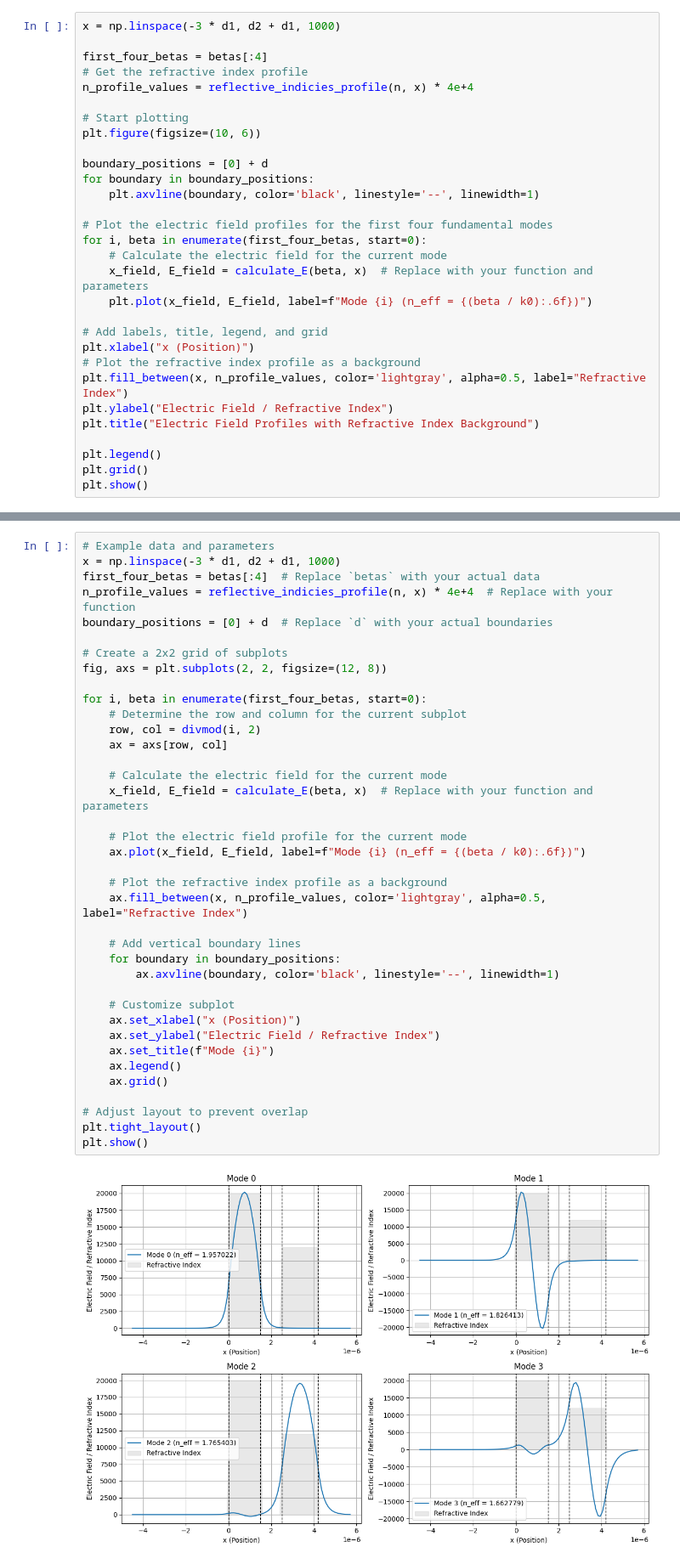
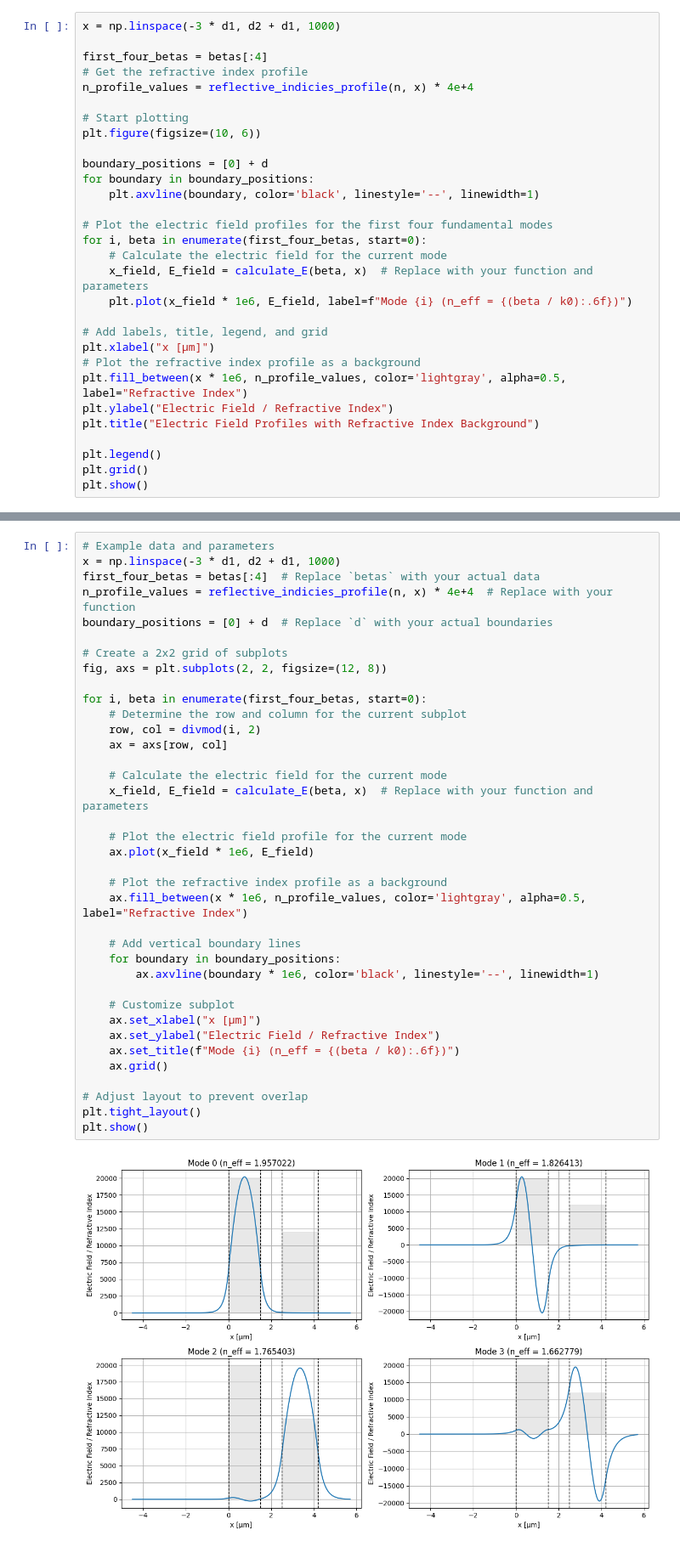
Before and after one commit to yoav-yosifor/photonic-devices, a Jupyter notebook: part1/ques2.ipynb, the cells around one changed output, grey strips where cells are left out. Shown: that part at 85% size. Saved outputs shown, nothing was run; the diff lists cells and outputs as text.

```diff
--- a/part1/ques2.ipynb
+++ b/part1/ques2.ipynb
@@ -175,12 +175,12 @@ for boundary in boundary_positions:
 for i, beta in enumerate(first_four_betas, start=0):
     # Calculate the electric field for the current mode
     x_field, E_field = calculate_E(beta, x)  # Replace with your function and parameters
-    plt.plot(x_field, E_field, label=f"Mode {i} (n_eff = {(beta / k0):.6f})")
+    plt.plot(x_field * 1e6, E_field, label=f"Mode {i} (n_eff = {(beta / k0):.6f})")
 
 # Add labels, title, legend, and grid
-plt.xlabel("x (Position)")
+plt.xlabel("x [µm]")
 # Plot the refractive index profile as a background
-plt.fill_between(x, n_profile_values, color='lightgray', alpha=0.5, label="Refractive Index")
+plt.fill_between(x * 1e6, n_profile_values, color='lightgray', alpha=0.5, label="Refractive Index")
 plt.ylabel("Electric Field / Refractive Index")
 plt.title("Electric Field Profiles with Refractive Index Background")
 
@@ -195,37 +195,36 @@ x = np.linspace(-3 * d1, d2 + d1, 1000)
 first_four_betas = betas[:4]  # Replace `betas` with your actual data
 n_profile_values = reflective_indicies_profile(n, x) * 4e+4  # Replace with your function
 boundary_positions = [0] + d  # Replace `d` with your actual boundaries
 
 # Create a 2x2 grid of subplots
 fig, axs = plt.subplots(2, 2, figsize=(12, 8))
 
 for i, beta in enumerate(first_four_betas, start=0):
     # Determine the row and column for the current subplot
     row, col = divmod(i, 2)
     ax = axs[row, col]
 
     # Calculate the electric field for the current mode
     x_field, E_field = calculate_E(beta, x)  # Replace with your function and parameters
 
     # Plot the electric field profile for the current mode
-    ax.plot(x_field, E_field, label=f"Mode {i} (n_eff = {(beta / k0):.6f})")
+    ax.plot(x_field * 1e6, E_field)
 
     # Plot the refractive index profile as a background
-    ax.fill_between(x, n_profile_values, color='lightgray', alpha=0.5, label="Refractive Index")
+    ax.fill_between(x * 1e6, n_profile_values, color='lightgray', alpha=0.5, label="Refractive Index")
 
     # Add vertical boundary lines
     for boundary in boundary_positions:
-        ax.axvline(boundary, color='black', linestyle='--', linewidth=1)
+        ax.axvline(boundary * 1e6, color='black', linestyle='--', linewidth=1)
 
     # Customize subplot
-    ax.set_xlabel("x (Position)")
+    ax.set_xlabel("x [µm]")
     ax.set_ylabel("Electric Field / Refractive Index")
-    ax.set_title(f"Mode {i}")
-    ax.legend()
+    ax.set_title(f"Mode {i} (n_eff = {(beta / k0):.6f})")
     ax.grid()
 
 # Adjust layout to prevent overlap
 plt.tight_layout()
 plt.show()
 # %% [output]
-[figure, old version]
+[figure, new version]
```
Also changed, not shown: parts of 1 cell of this notebook, 6 other files.
